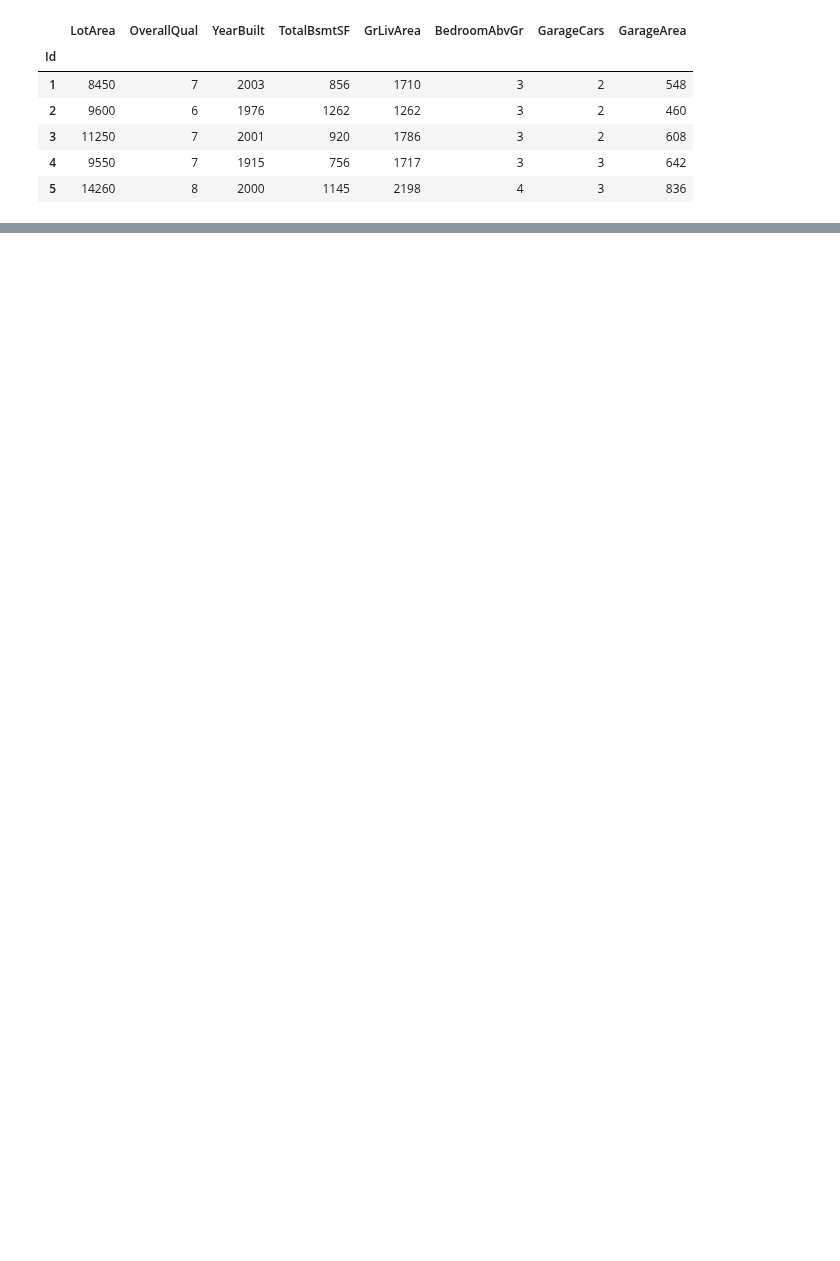
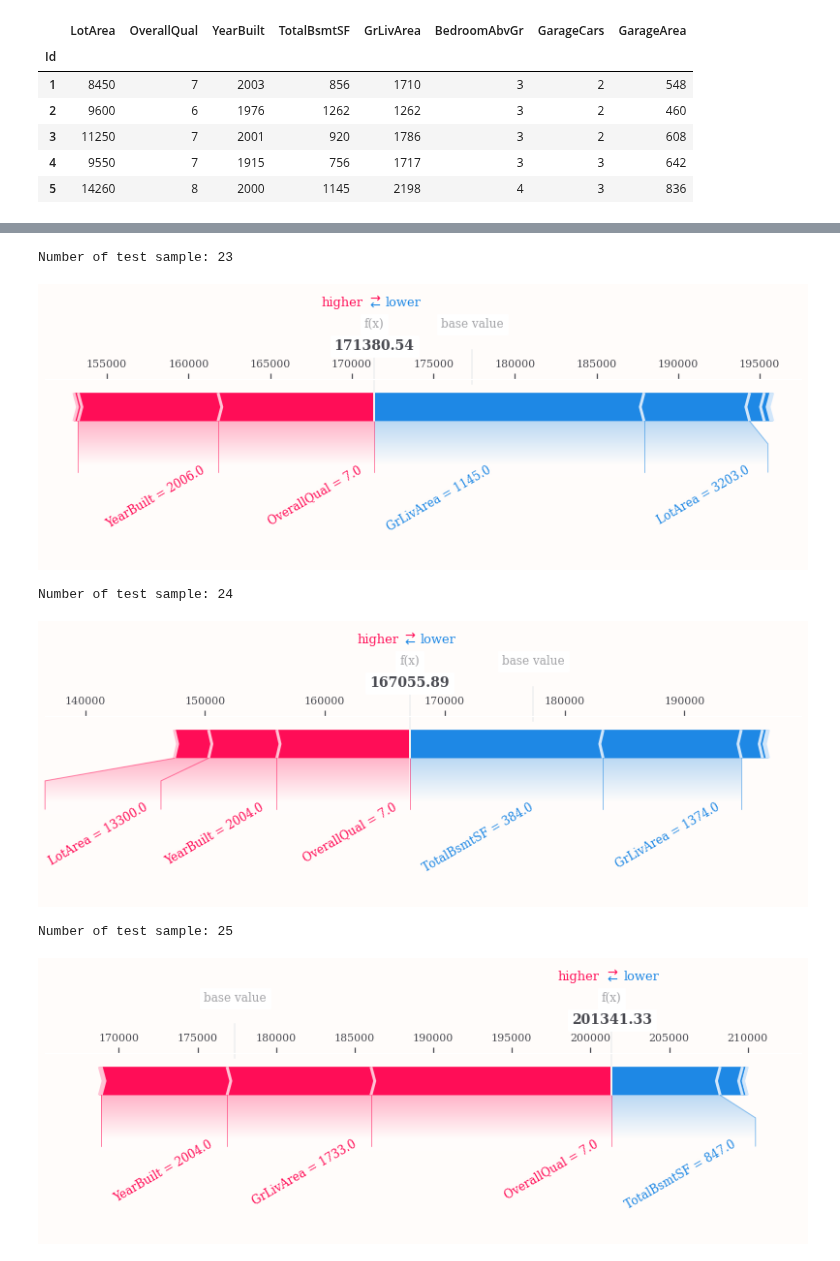
Before and after one commit to mateuszk098/kaggle-notebooks, a Jupyter notebook: shap_shapley_values/shap_notes.ipynb, the cells around one changed output, grey strips where cells are left out. Drawn from its saved outputs; the diff is of its cells as text; code cells hidden in the pictures; blank space fills up the shorter version.

```diff
--- a/shap_shapley_values/shap_notes.ipynb
+++ b/shap_shapley_values/shap_notes.ipynb
@@ -939,10 +865,0 @@ housing_shap_values = forest_regressor_explainer(X_housing_test[:100])
-# %%
-for sample_no in np.arange(23, 26):
-    print(CLR + "Number of test sample:", RED + str(sample_no))
-    shap.plots.force(
-        forest_regressor_explainer.expected_value,
-        housing_shap_values.values[sample_no],
-        features=X_housing_test.iloc[[sample_no]].round(2),
-        matplotlib=True,
-        figsize=(15, 3),
-    )
@@ -1322,0 +990,18 @@ X_titanic_train.head().style.set_table_styles(DF_STYLE)
+# %%
+for sample_no in np.arange(23, 26):
+    print(CLR + "Number of test sample:", RED + str(sample_no))
+    shap.plots.force(
+        forest_regressor_explainer.expected_value,
+        housing_shap_values.values[sample_no],
+        features=X_housing_test.iloc[[sample_no]].round(2),
+        matplotlib=True,
+        text_rotation=30,
+        figsize=(14, 3.5),
+    )
+# %% [output]
+Number of test sample: 23
+[figure, added]
+Number of test sample: 24
+[figure, added]
+Number of test sample: 25
+[figure, added]
```
Also changed, not shown: parts of 73 cells of this notebook.
